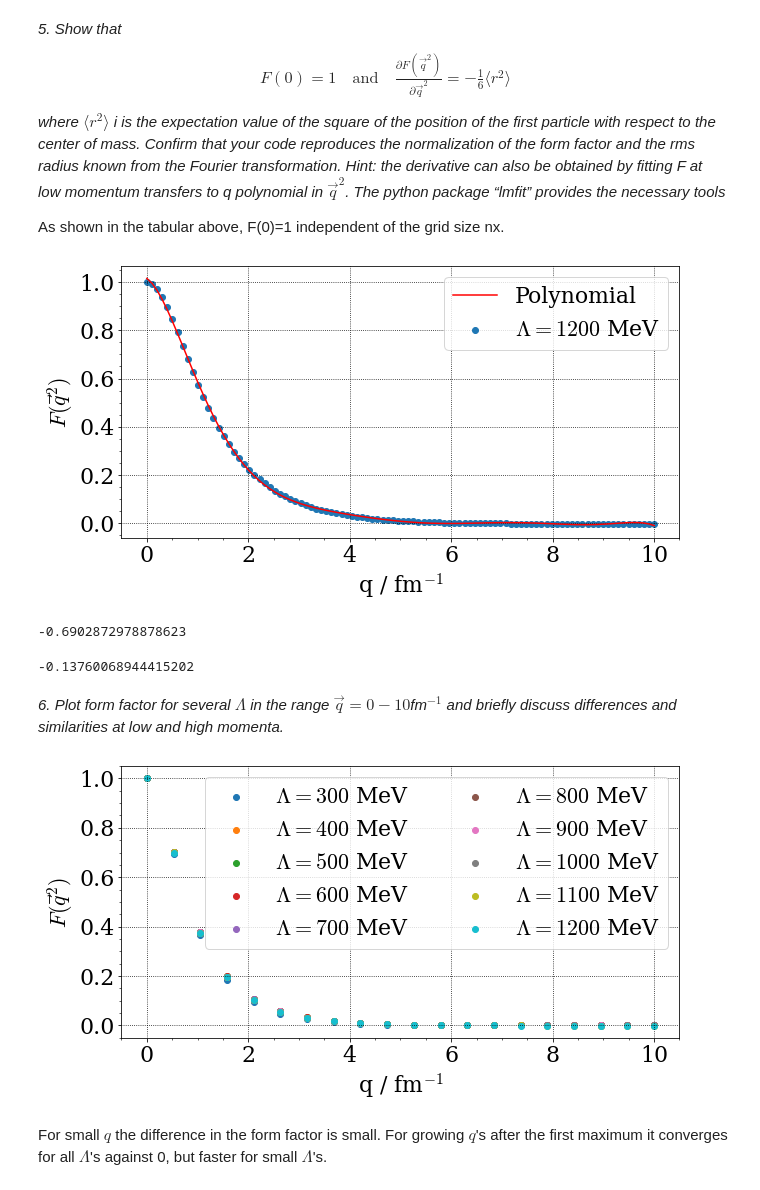
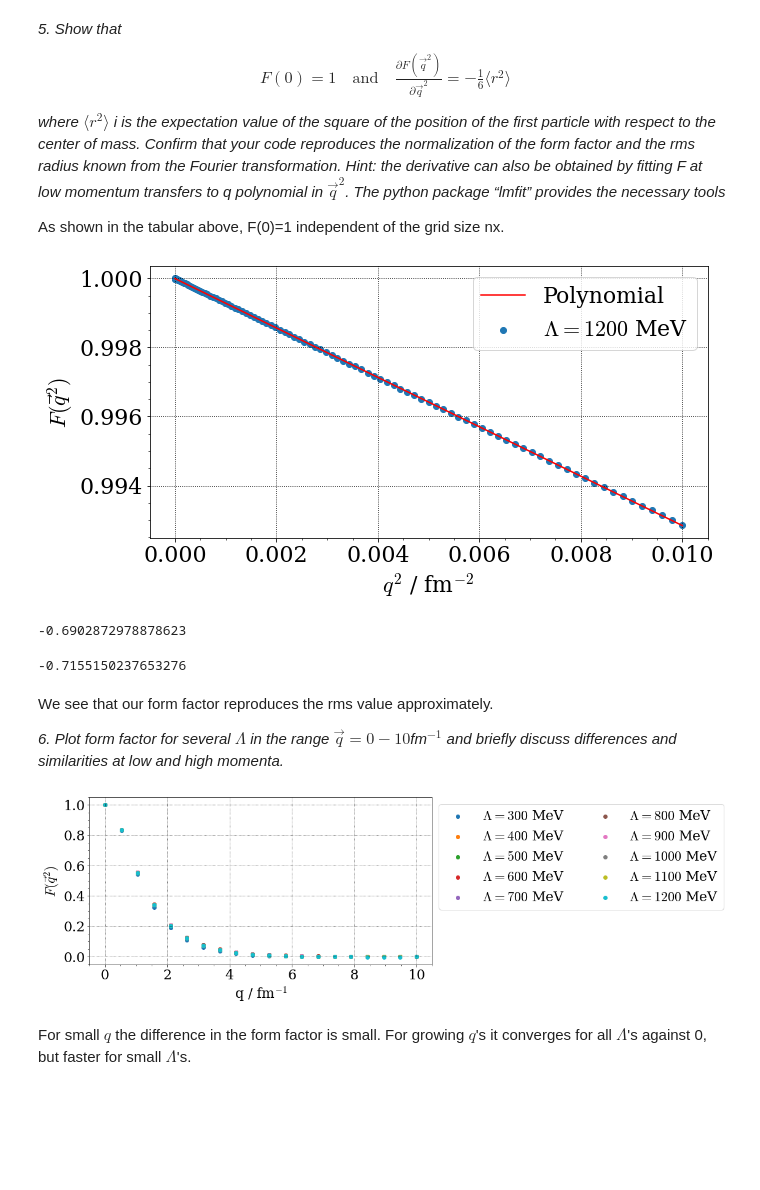
Before and after one commit to dschuechter/physics760_schuechter_krause, a Jupyter notebook: Exercise06/exercise_06.ipynb, the cells around one changed output. Cells and saved outputs as stored; diff of their text form; code cells hidden in the pictures; blank space fills up the shorter version.

```diff
--- a/Exercise06/exercise_06.ipynb
+++ b/Exercise06/exercise_06.ipynb
@@ -146,19 +159,21 @@ in $\vec{q}^2$. The python package “lmfit” provides the necessary tools*
 
 As shown in the tabular above, F(0)=1 independent of the grid size nx.
 # %%
-q_list = np.linspace(0,10,100)
-np.delete(q_list,0)
-F_q = [Formfactor(q,p_list[-1],weight_list[-1],psi_list[-1],20,0,0) for q in q_list]
-z = np.polyfit(q_list,F_q,8)
+#look at F(q) for small q
+q_list = np.linspace(0,0.01,100)
+F_q = [Formfactor(q,p_list[-1],weight_list[-1],psi_list[-1],70,0,0) for q in q_list]
+#fit polynom of first order in q**2
+z = np.polyfit(q_list**2,F_q,1)
 polynomial = np.poly1d(z)
-derivative = np.polyder(polynomial)
+derivative = np.polyder(polynomial)#derivate
+#plot
 beauty_plot()
-plt.scatter(q_list,F_q, zorder=-1, label="$\Lambda=1200$ MeV")
-plt.plot(q_list, polynomial(q_list), color="red", label="Polynomial")
+plt.scatter(q_list**2,F_q, zorder=-1, label="$\Lambda=1200$ MeV")
+plt.plot(q_list**2, polynomial(q_list**2), color="red", label="Polynomial")
 plt.legend()
-plt.xlabel("q / fm$^{-1}$")
+plt.xlabel("$q^2$ / fm$^{-2}$")
 plt.ylabel("$F(\\vec{q}^2)$")
 plt.show()
 # %% [output]
-[figure, old version]
+[figure, new version]
 # %%
@@ -170,8 +186,10 @@ np.real(-1/6*rms)
 # %%
 derivative(0)
 # %% [output]
--0.13760068944415202
+-0.7155150237653276
 # %% [markdown]
+We see that our form factor reproduces the rms value approximately.
+
 *6. Plot form factor for several $\Lambda$ in the range $\vec{q} = 0−10 $fm$^{-1}$  and briefly discuss differences and similarities at low and high momenta.*
 # %%
 beauty_plot()
@@ -187,7 +205,7 @@ for i in range(len(Lambda)):
     weight_list.append(solver.pweight)
     psi_list.append(solver.eigv(E, neigv)[-1])
     q_list = np.linspace(0,10,20)
-    F_q = [Formfactor(q,p_list[i],weight_list[i],psi_list[i],20,1,1) for q in q_list]
+    F_q = [Formfactor(q,p_list[i],weight_list[i],psi_list[i],20,0,0) for q in q_list]
     plt.scatter(q_list, F_q, label="$\Lambda = %d$ MeV"%(Lambda[i]))
 
 plt.legend(bbox_to_anchor=(1,1), ncol=2)
@@ -195,6 +213,6 @@ plt.xlabel("q / fm$^{-1}$")
 plt.ylabel("$F(\\vec{q}^2)$")
 plt.show()
 # %% [output]
-[figure, old version]
+[figure, new version]
 # %% [markdown]
-For small $q$ the difference in the form factor is small. For growing $q$'s after the first maximum it converges for all $\Lambda$'s against 0, but faster for small $\Lambda$'s.
+For small $q$ the difference in the form factor is small. For growing $q$'s it converges for all $\Lambda$'s against 0, but faster for small $\Lambda$'s.
```
Also changed, not shown: parts of 10 cells of this notebook.
